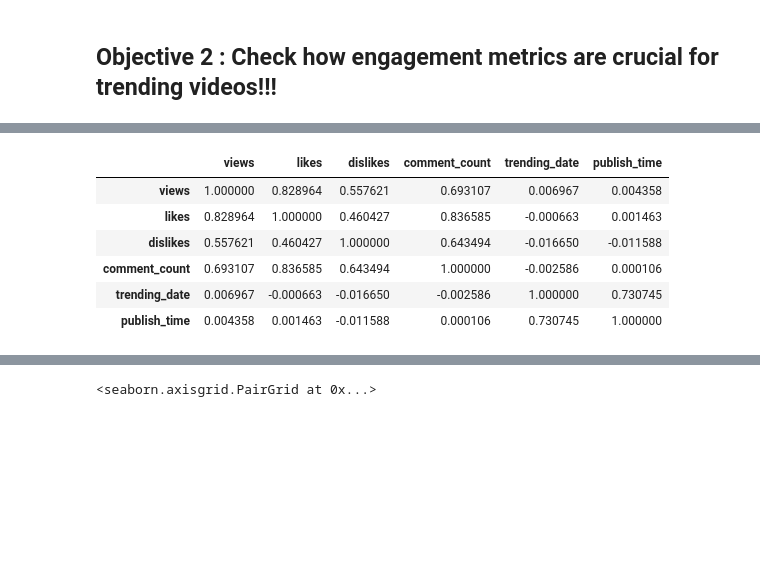
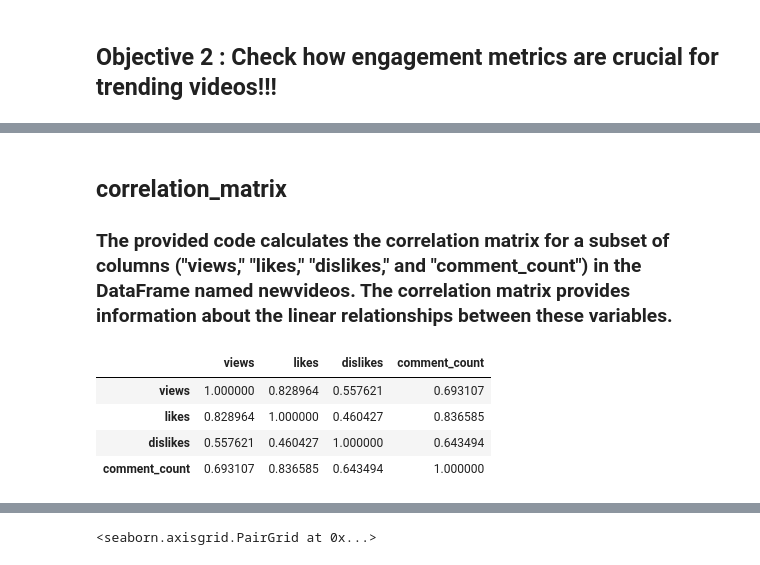
Before and after one commit to aishpatil655/Trending_youtube_Video, a Jupyter notebook: Factor Affecting youtube Videos.ipynb, the cells around one changed output, grey strips where cells are left out. Saved outputs shown, nothing was run; the diff lists cells and outputs as text; code cells hidden in the pictures; blank space fills up the shorter version.

```diff
--- a/Factor Affecting youtube Videos.ipynb
+++ b/Factor Affecting youtube Videos.ipynb
@@ -80,7 +83,7 @@ warnings.simplefilter(action='ignore')
 <a id="csvData"></a>
 ### Importing video dataset (C.S.V)
 # %%
-videoDF = pd.read_csv("../archive/CAvideos.csv")
+videoDF = pd.read_csv("./CAvideos.csv")
 videoDF.head(5)
 # %% [output]
 |  | video_id | trending_date | title | channel_title | category_id | publish_time | tags | views | likes | ... |
@@ -415,12 +335,26 @@ See the caveats in the documentation: https://pandas.pydata.org/pandas-docs/stab
+# %%
+# Main_videos=pd.read_csv("CAvideos.csv")
+videos=videoDF.copy()
+hours=[]
+videos['trending_date'] = pd.to_datetime(videos['trending_date'], format='%y.%d.%m')
+videos['publish_time'] = pd.to_datetime(videos['publish_time'])
+for i, k in videos.iterrows():
+    hours.append(int(k["publish_time"].hour))
+videos["hours"]=hours
+videos.head(5)
+newvideos=videos[["views","likes","dislikes","comment_count"]]
+# %% [markdown]
+
+<h2>correlation_matrix</h2>
+
+<h3>The provided code calculates the correlation matrix for a subset of columns ("views," "likes," "dislikes," and "comment_count") in the DataFrame named newvideos. The correlation matrix provides information about the linear relationships between these variables. </h3>
 # %%
 # calculate the correlation coefficient
-correlation_matrix = newvideos.corr()
+correlation_matrix = newvideos[["views","likes","dislikes","comment_count"]].corr()
 correlation_matrix
 # %% [output]
-|  | views | likes | dislikes | comment_count | trending_date | publish_time |
-| views | 1.000000 | 0.828964 | 0.557621 | 0.693107 | 0.006967 | 0.004358 |
-| likes | 0.828964 | 1.000000 | 0.460427 | 0.836585 | -0.000663 | 0.001463 |
-| dislikes | 0.557621 | 0.460427 | 1.000000 | 0.643494 | -0.016650 | -0.011588 |
-| comment_count | 0.693107 | 0.836585 | 0.643494 | 1.000000 | -0.002586 | 0.000106 |
-| trending_date | 0.006967 | -0.000663 | -0.016650 | -0.002586 | 1.000000 | 0.730745 |
-| publish_time | 0.004358 | 0.001463 | -0.011588 | 0.000106 | 0.730745 | 1.000000 |
+|  | views | likes | dislikes | comment_count |
+| views | 1.000000 | 0.828964 | 0.557621 | 0.693107 |
+| likes | 0.828964 | 1.000000 | 0.460427 | 0.836585 |
+| dislikes | 0.557621 | 0.460427 | 1.000000 | 0.643494 |
+| comment_count | 0.693107 | 0.836585 | 0.643494 | 1.000000 |
```
Also changed, not shown: parts of 50 cells of this notebook.
